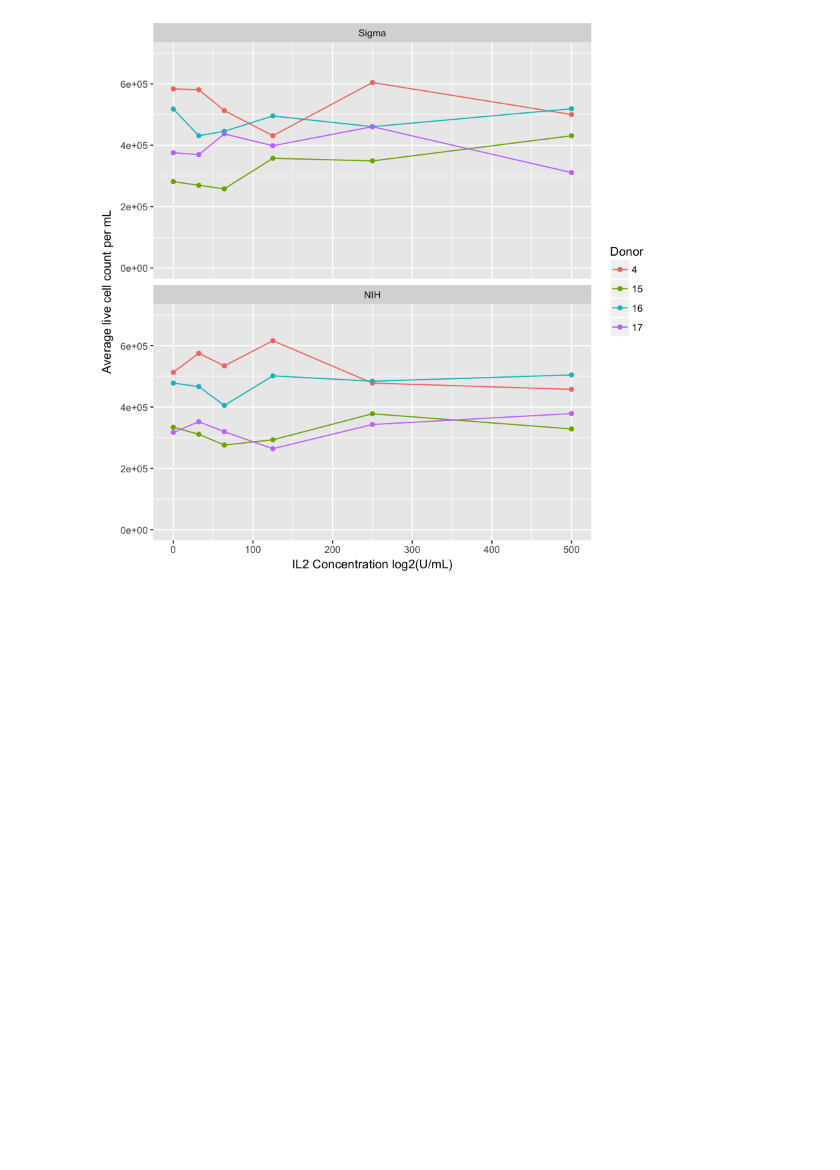
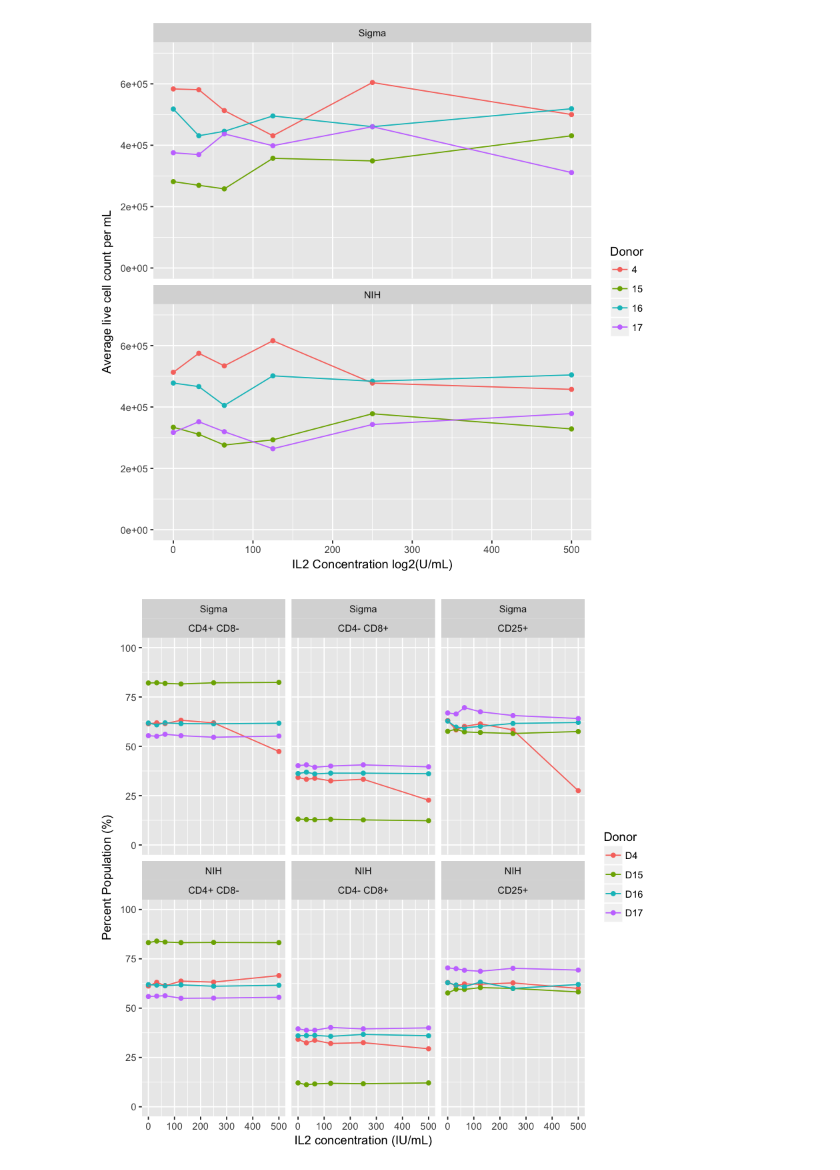
Before and after one commit to hammerlab/t-cell-guide, a Jupyter notebook: analyses/il2-titration/IL2 titration results from multiple assays.ipynb, the cells around one changed output. Saved outputs shown, nothing was run; the diff lists cells and outputs as text; code cells hidden in the pictures; blank space fills up the shorter version.

Commit message:
add flow data on IL2 titration (Sigma vs NIH)

```diff
--- a/analyses/il2-titration/IL2 titration results from multiple assays.ipynb
+++ b/analyses/il2-titration/IL2 titration results from multiple assays.ipynb
@@ -276,3 +276,32 @@ ggplot(aes(x=`IL-2 conct`, y=`Avg_live_count`, color=`Donor`, group=`Donor`)) +
     ylab('Average live cell count per mL')
 # %% [output]
 [figure]
+# %%
+read_tsv(
+    'il2-sigma-nih-flow.tsv',
+    col_types=cols(
+        `Sample:`=col_character(),
+        `Donor`=col_factor(levels=c("D4", "D15", "D16", "D17")),
+        `IL2 Source`=col_factor(levels=c('Sigma', 'NIH')),
+        .default=col_number()
+    )
+) %>%
+mutate(
+    `CD4+ CD8-`=`Live/CD4+ CD8- | Freq. of Parent`,
+    `CD4- CD8+`=`Live/CD4- CD8+ | Freq. of Parent`,
+    `CD25+`=`Live/CD25+ | Freq. of Parent`
+) %>%
+gather(
+    key='Population',
+    value='Frequency',
+    `CD4+ CD8-`:`CD25+`,
+    factor_key=TRUE
+) %>%
+ggplot(aes(x=`IL2 concentration (IU/mL)`, y=`Frequency`, color=`Donor`)) +
+    geom_point() +
+    geom_line() +
+    facet_wrap(~`IL2 Source` + `Population`) +
+    ylim(0, 100) +
+    ylab('Percent Population (%)')
+# %% [output]
+[figure, added]
```
Also changed, not shown: parts of 1 cell of this notebook, 1 other file.
